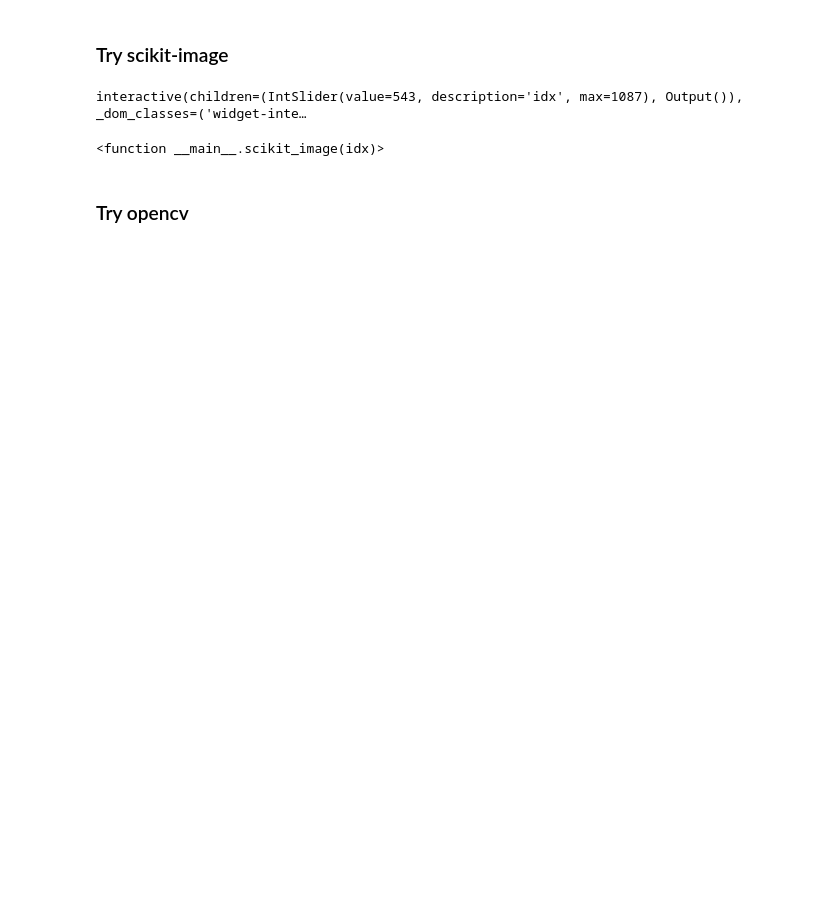
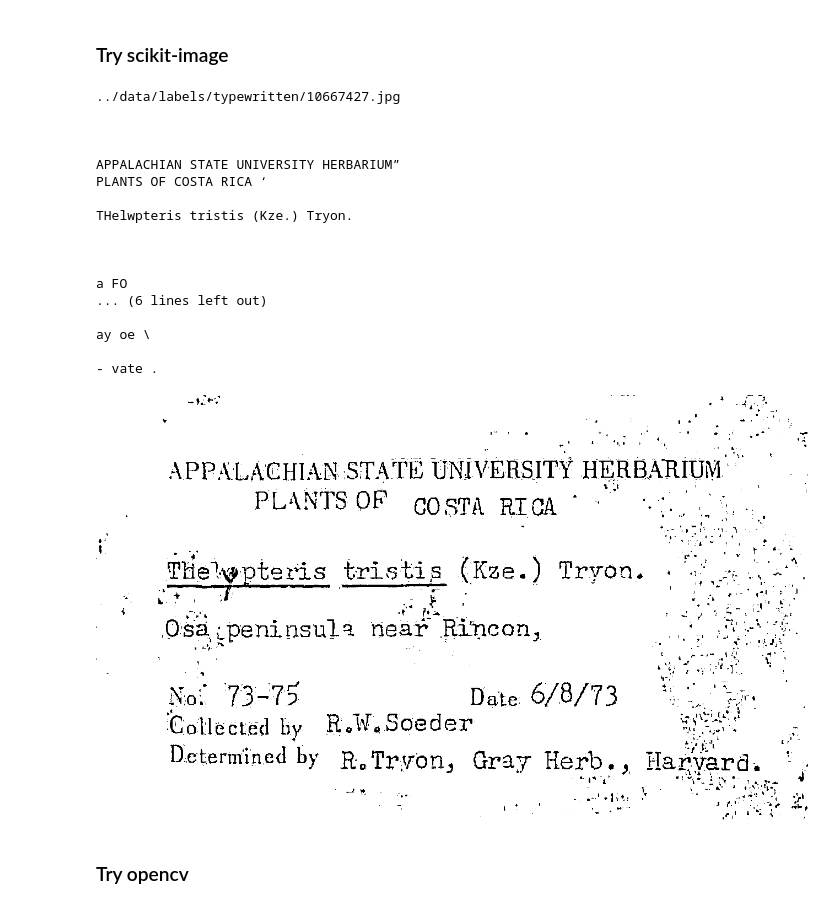
Before and after one commit to rafelafrance/digi_leap_old, a Jupyter notebook: scratch/binarize_image.ipynb, the cells around one changed output. Cells and saved outputs as stored; diff of their text form; code cells hidden in the pictures; blank space fills up the shorter version.

```diff
--- a/scratch/binarize_image.ipynb
+++ b/scratch/binarize_image.ipynb
@@ -45,31 +45,47 @@ interactive(children=(IntSlider(value=543, description='idx', max=1087), Output(
 # %%
 BLOCK_SIZE = 11
 OFFSET = 11
 
 
 def scikit_image(idx):
     path = IMAGES[idx]
 
     image = PImage.open(path).convert('L')
     data = np.array(image)
 
     # threshold = filters.threshold_local(data, block_size=BLOCK_SIZE, offset=OFFSET)
     threshold = filters.threshold_sauvola(data, window_size=OFFSET, k=0.032)
     binary = data > threshold
 
     text = pytesseract.image_to_string(binary)
 
     print(path, '\n')
     print(text)
 
     display(PImage.fromarray(binary))
 
 
-# scikit_image(46)
-interact(scikit_image, idx=(0, len(IMAGES) - 1))
+scikit_image(IDX)
+# interact(scikit_image, idx=(0, len(IMAGES) - 1))
 # %% [output]
-interactive(children=(IntSlider(value=543, description='idx', max=1087), Output()), _dom_classes=('widget-inte…
+../data/labels/typewritten/10667427.jpg
+
+
+
+APPALACHIAN STATE UNIVERSITY HERBARIUM”
+PLANTS OF COSTA RICA ‘
+
+THelwpteris tristis (Kze.) Tryon.
+
+
+
+a FO
+... (6 lines left out)
+
+ay oe \
+
+- vate .
-<function __main__.scikit_image(idx)>
+[figure, added]
 # %% [markdown]
 ### Try opencv
 # %%
```
Also changed, not shown: parts of 6 cells of this notebook, 13 other files.
